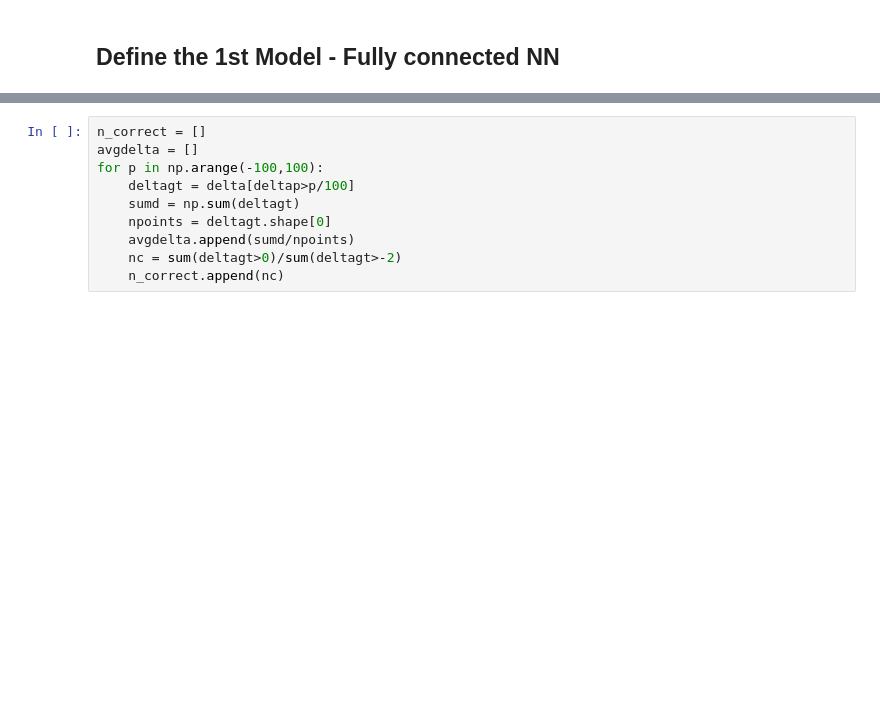
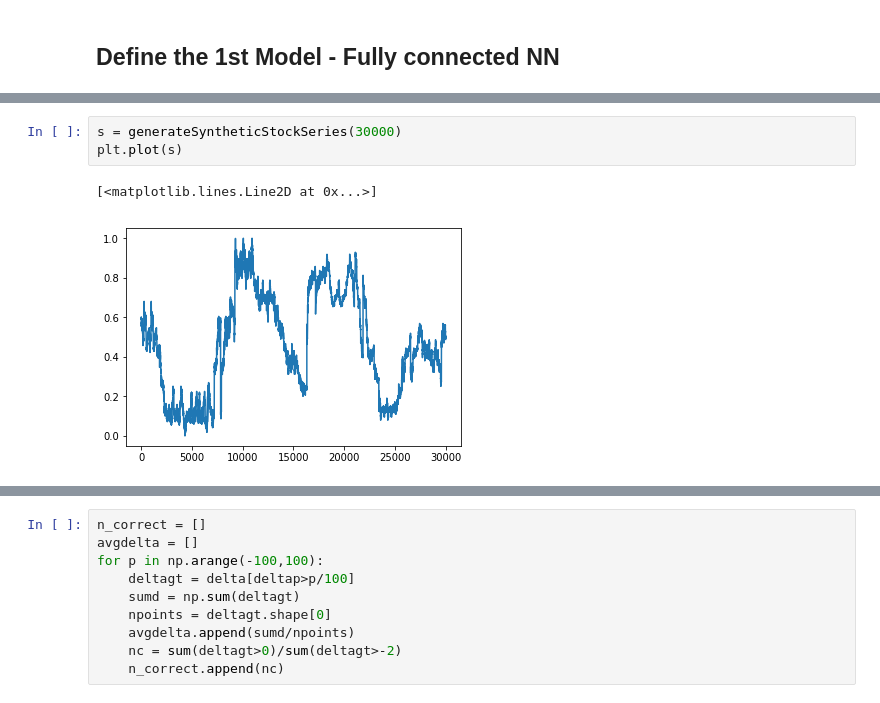
Before and after one commit to CryptoQuantic/AI-Jupyter_Notebooks, a Jupyter notebook: Time-Series-Forecasting.ipynb, the cells around one changed output, grey strips where cells are left out. Cells and saved outputs as stored; diff of their text form; blank space fills up the shorter version.

```diff
--- a/Time-Series-Forecasting.ipynb
+++ b/Time-Series-Forecasting.ipynb
@@ -158,2 +176,8 @@ array([[ 1.        ,  0.91720927],
+# %%
+s = generateSyntheticStockSeries(30000)
+plt.plot(s)
+# %% [output]
+[<matplotlib.lines.Line2D at 0x...>]
+[figure, added]
 # %%
 delta = 10
```
Also changed, not shown: parts of 19 cells of this notebook.
